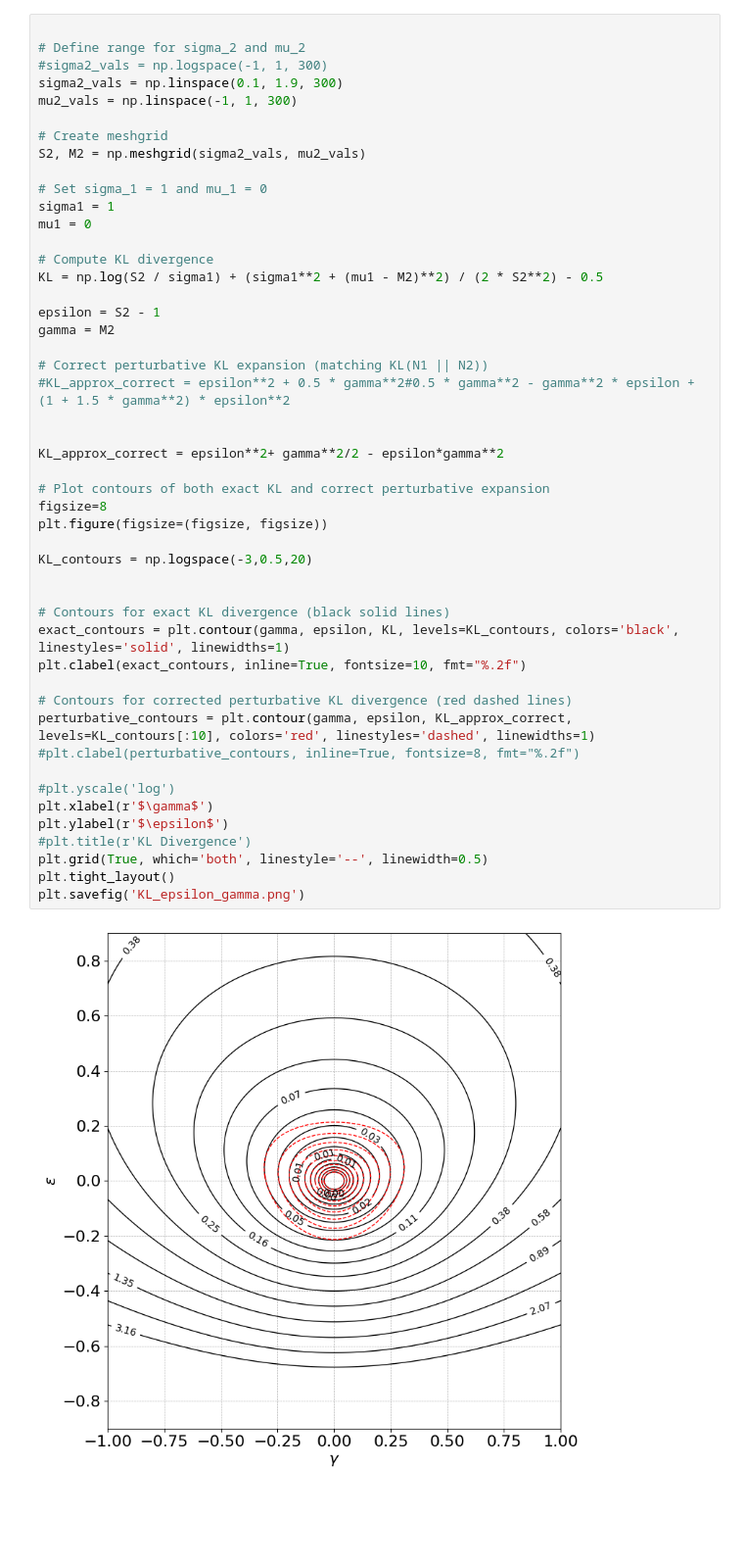
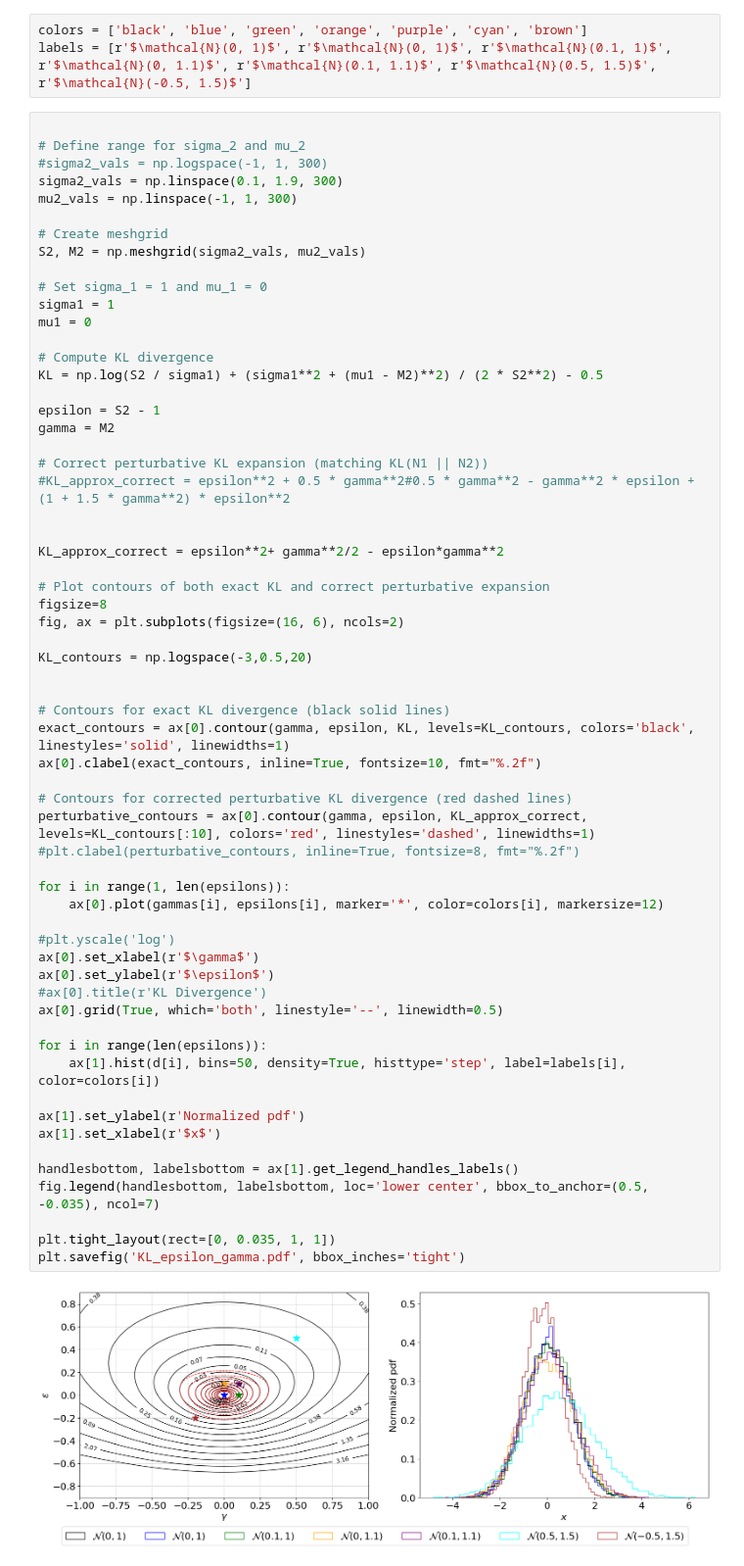
Before and after one commit to Mauropieroni/ACP-test-fork, a Jupyter notebook: notebooks/KL_epsilon_gamma.ipynb, the cells around one changed output. Shown: that part at 98% size. Cells and saved outputs as stored; diff of their text form; blank space fills up the shorter version.

```diff
--- a/notebooks/KL_epsilon_gamma.ipynb
+++ b/notebooks/KL_epsilon_gamma.ipynb
@@ -6,3 +49,6 @@ plt.rcParams.update({'font.size': 16})
+# %%
+colors = ['black', 'blue', 'green', 'orange', 'purple', 'cyan', 'brown']
+labels = [r'$\mathcal{N}(0, 1)$', r'$\mathcal{N}(0, 1)$', r'$\mathcal{N}(0.1, 1)$', r'$\mathcal{N}(0, 1.1)$', r'$\mathcal{N}(0.1, 1.1)$', r'$\mathcal{N}(0.5, 1.5)$', r'$\mathcal{N}(-0.5, 1.5)$']
 # %%
 
 # Define range for sigma_2 and mu_2
@@ -15,41 +61,54 @@ S2, M2 = np.meshgrid(sigma2_vals, mu2_vals)
 
 # Set sigma_1 = 1 and mu_1 = 0
 sigma1 = 1
 mu1 = 0
 
 # Compute KL divergence
 KL = np.log(S2 / sigma1) + (sigma1**2 + (mu1 - M2)**2) / (2 * S2**2) - 0.5
 
 epsilon = S2 - 1
 gamma = M2
 
 # Correct perturbative KL expansion (matching KL(N1 || N2))
 #KL_approx_correct = epsilon**2 + 0.5 * gamma**2#0.5 * gamma**2 - gamma**2 * epsilon + (1 + 1.5 * gamma**2) * epsilon**2
 
 
 KL_approx_correct = epsilon**2+ gamma**2/2 - epsilon*gamma**2
 
 # Plot contours of both exact KL and correct perturbative expansion
 figsize=8
-plt.figure(figsize=(figsize, figsize))
+fig, ax = plt.subplots(figsize=(16, 6), ncols=2)
 
 KL_contours = np.logspace(-3,0.5,20)
 
 
 # Contours for exact KL divergence (black solid lines)
-exact_contours = plt.contour(gamma, epsilon, KL, levels=KL_contours, colors='black', linestyles='solid', linewidths=1)
-plt.clabel(exact_contours, inline=True, fontsize=10, fmt="%.2f")
+exact_contours = ax[0].contour(gamma, epsilon, KL, levels=KL_contours, colors='black', linestyles='solid', linewidths=1)
+ax[0].clabel(exact_contours, inline=True, fontsize=10, fmt="%.2f")
 
 # Contours for corrected perturbative KL divergence (red dashed lines)
-perturbative_contours = plt.contour(gamma, epsilon, KL_approx_correct, levels=KL_contours[:10], colors='red', linestyles='dashed', linewidths=1)
+perturbative_contours = ax[0].contour(gamma, epsilon, KL_approx_correct, levels=KL_contours[:10], colors='red', linestyles='dashed', linewidths=1)
 #plt.clabel(perturbative_contours, inline=True, fontsize=8, fmt="%.2f")
 
+for i in range(1, len(epsilons)):
+    ax[0].plot(gammas[i], epsilons[i], marker='*', color=colors[i], markersize=12)
+
 #plt.yscale('log')
-plt.xlabel(r'$\gamma$')
-plt.ylabel(r'$\epsilon$')
-#plt.title(r'KL Divergence')
-plt.grid(True, which='both', linestyle='--', linewidth=0.5)
-plt.tight_layout()
-plt.savefig('KL_epsilon_gamma.png')
+ax[0].set_xlabel(r'$\gamma$')
+ax[0].set_ylabel(r'$\epsilon$')
+#ax[0].title(r'KL Divergence')
+ax[0].grid(True, which='both', linestyle='--', linewidth=0.5)
+
+for i in range(len(epsilons)):
+    ax[1].hist(d[i], bins=50, density=True, histtype='step', label=labels[i], color=colors[i])
+
+ax[1].set_ylabel(r'Normalized pdf')
+ax[1].set_xlabel(r'$x$')
+
+handlesbottom, labelsbottom = ax[1].get_legend_handles_labels()
+fig.legend(handlesbottom, labelsbottom, loc='lower center', bbox_to_anchor=(0.5, -0.035), ncol=7)
+
+plt.tight_layout(rect=[0, 0.035, 1, 1])
+plt.savefig('KL_epsilon_gamma.pdf', bbox_inches='tight')
 # %% [output]
-[figure, old version]
+[figure, new version]
```
Also changed, not shown: parts of 2 cells of this notebook.
